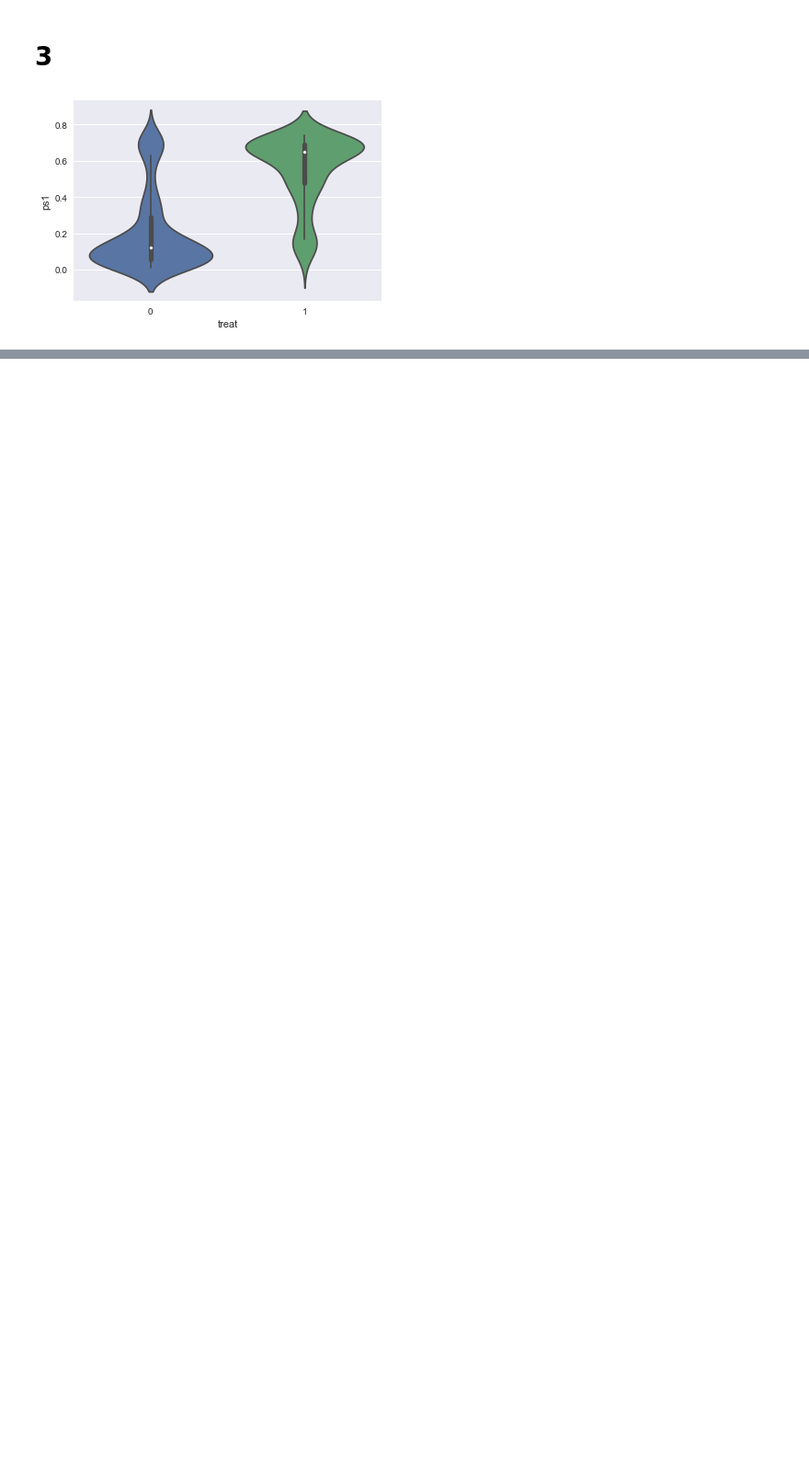
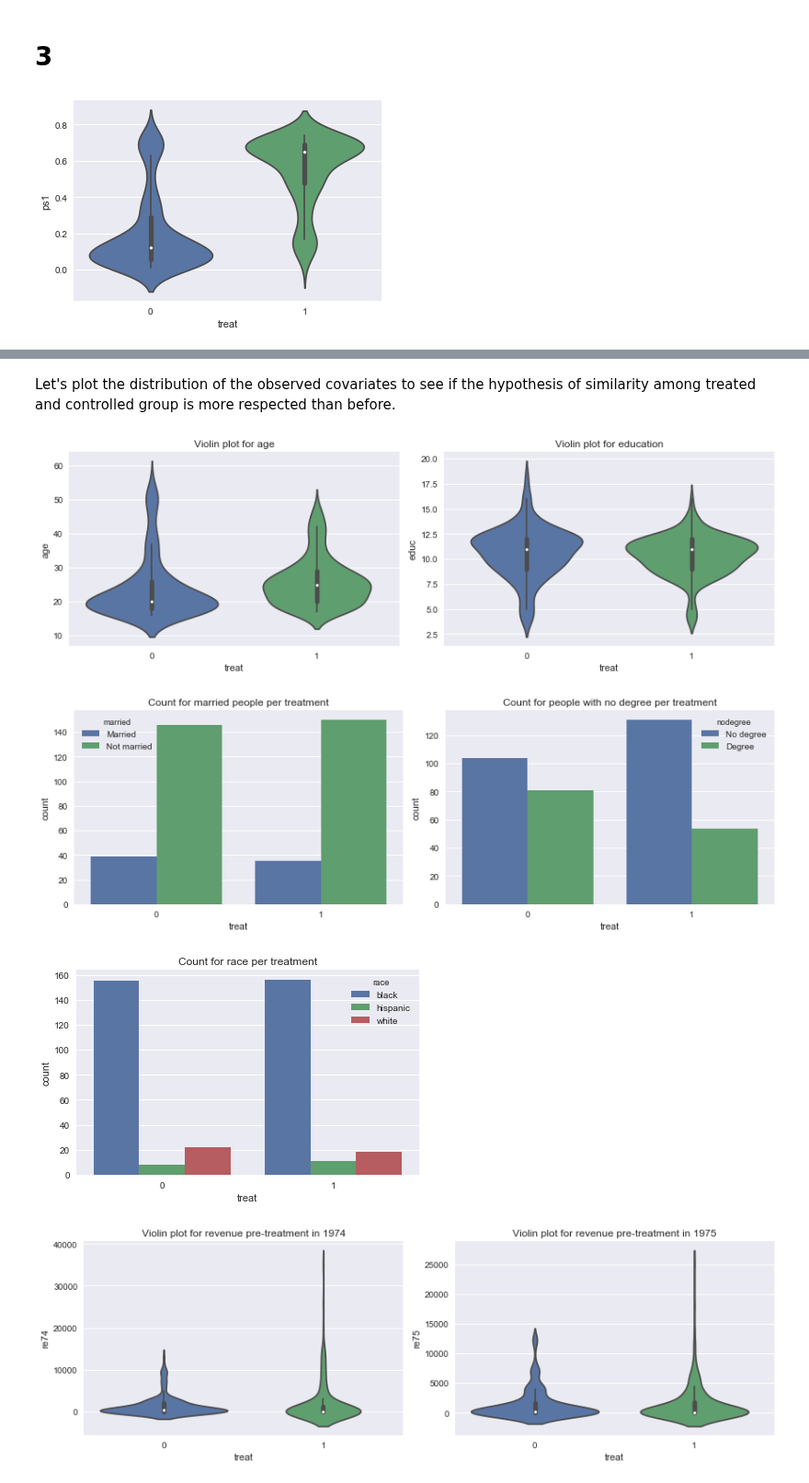
Before and after one commit to raphaelBarman/ADA-dh, a Jupyter notebook: 04 - Applied ML/Homework 4.ipynb, the cells around one changed output, grey strips where cells are left out. Shown at 92% size. Cells and saved outputs as stored; diff of their text form; code cells hidden in the pictures; blank space fills up the shorter version.

```diff
--- a/04 - Applied ML/Homework 4.ipynb
+++ b/04 - Applied ML/Homework 4.ipynb
@@ -232,2 +228,0 @@ bipartite.maximum_matching(G)
-# %%
-matched = df.loc[mate.keys()]
@@ -274,6 +228,0 @@ def match(data, propensity, seed=1):
-# %%
-propensity = compute_propensity(df)
-matched = match(df, propensity)
-propensity = compute_propensity(matched)
-matched['ps1'] = propensity
-sns.violinplot(x='treat', y='ps1', data=matched);
@@ -329,0 +314,9 @@ plt.tight_layout();
+# %% [markdown]
+Let's plot the distribution of the observed covariates to see if the hypothesis of similarity among treated and controlled group is more respected than before.
+# %%
+plot_observed_covariates(matched)
+# %% [output]
+[figure, added]
+[figure, added]
+[figure, added]
+[figure, added]
```
Also changed, not shown: parts of 52 cells of this notebook.
